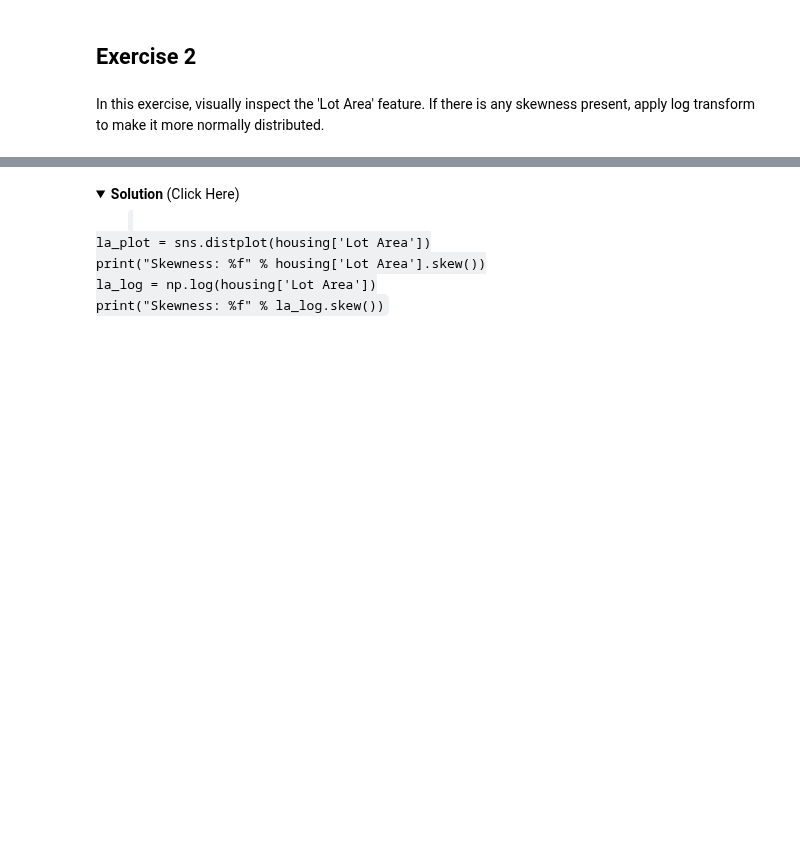
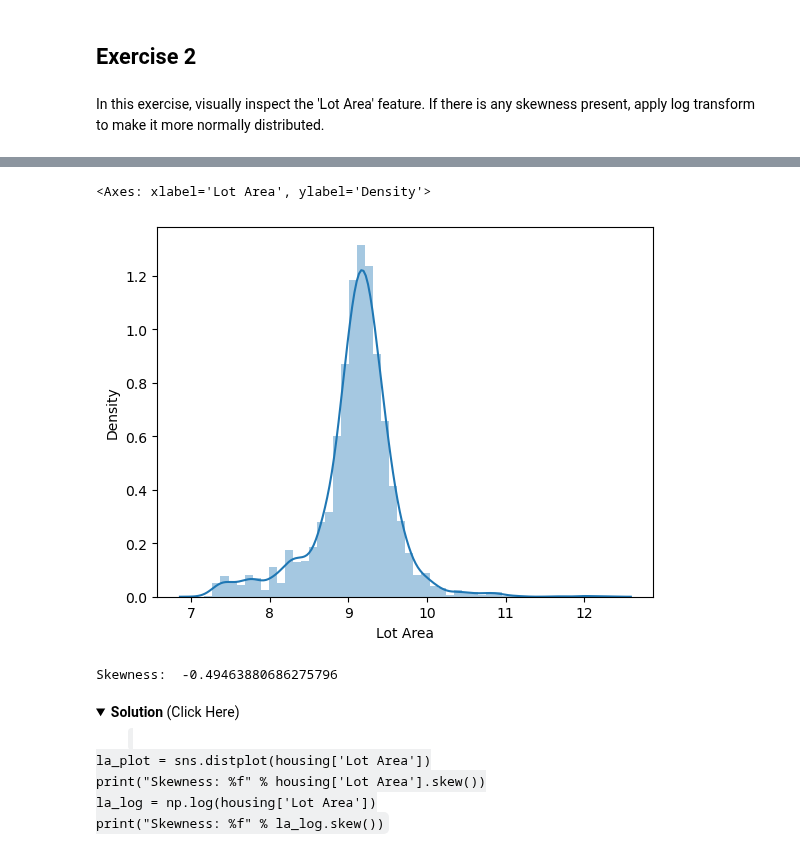
Before and after one commit to Ronnie5562/ML002, a Jupyter notebook: IBM ML/Exploratory Data Analysis (E.D.A)/Data_Cleaning_Lab.ipynb, the cells around one changed output, grey strips where cells are left out. Saved outputs shown, nothing was run; the diff lists cells and outputs as text; code cells hidden in the pictures; folded sections open; blank space fills up the shorter version.

```diff
--- a/IBM ML/Exploratory Data Analysis (E.D.A)/Data_Cleaning_Lab.ipynb
+++ b/IBM ML/Exploratory Data Analysis (E.D.A)/Data_Cleaning_Lab.ipynb
@@ -222,3 +230,13 @@ housing["Lot Area"]
+# %%
+LArea_transformed = np.log(LArea_untransformed)
+sns.distplot(LArea_transformed)
+# %% [output]
+<Axes: xlabel='Lot Area', ylabel='Density'>
+[figure, added]
+# %%
+print(f"Skewness: ", LArea_transformed.skew())
+# %% [output]
+Skewness:  -0.49463880686275796
 # %% [markdown]
 <details>
 <summary><strong>Solution</strong> (Click Here)</summary>
```
Also changed, not shown: parts of 2 cells of this notebook.
